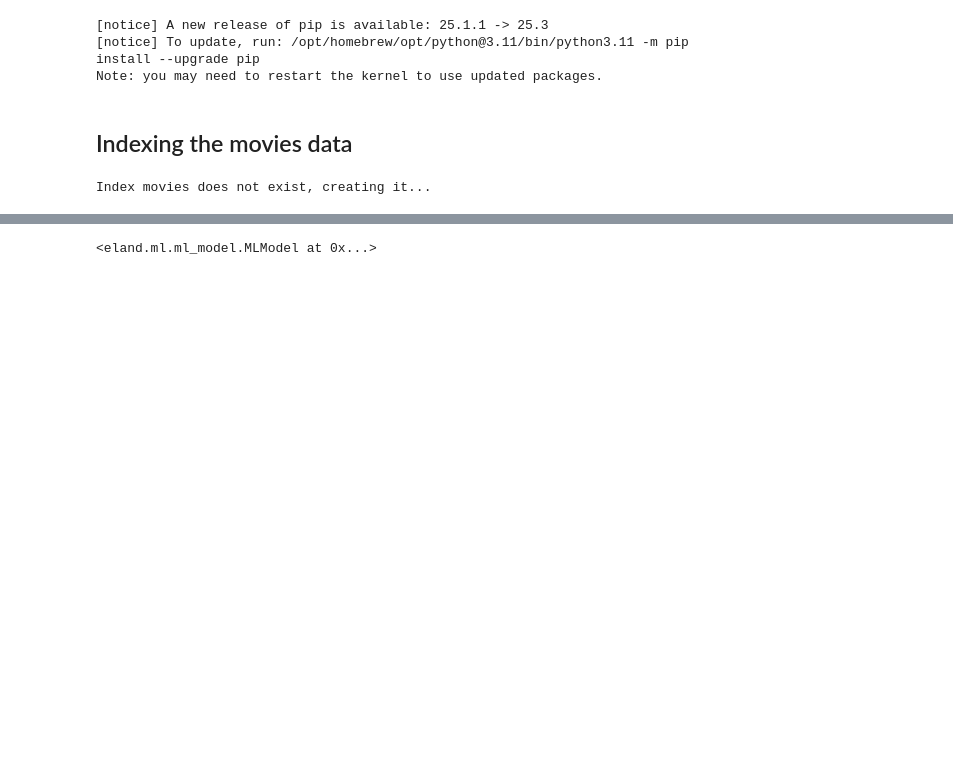
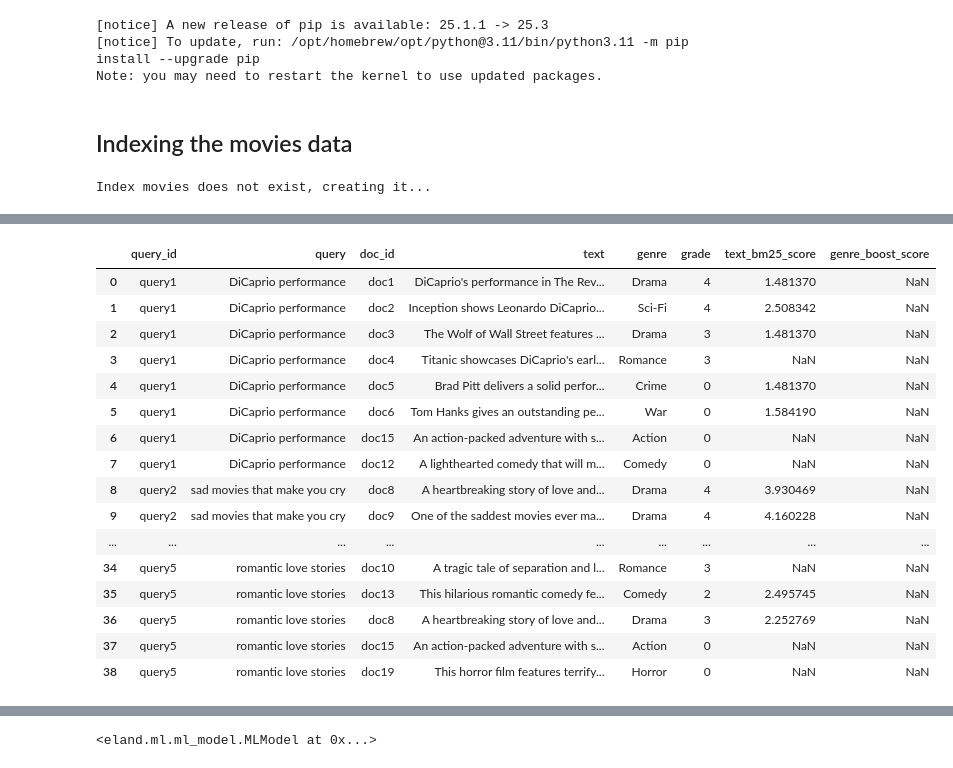
Before and after one commit to Delacrobix/training-ltr-model-based-on-judgement-sets, a Jupyter notebook: notebook/notebook.ipynb, the cells around one changed output, grey strips where cells are left out. Cells and saved outputs as stored; diff of their text form; code cells hidden in the pictures; blank space fills up the shorter version.

Commit message:
judgement set changes and tables

```diff
--- a/notebook/notebook.ipynb
+++ b/notebook/notebook.ipynb
@@ -210,9 +99,23 @@ judgments_df
 # %%
 from eland.ml.ltr import FeatureLogger
 
+# Logging Feature Values
 feature_logger = FeatureLogger(es_client, INDEX_NAME, ltr_config)
 
-feature_logger.extract_features(
-    query_params={"query": "DiCaprio performance"}, doc_ids=["doc1", "doc2"]
+# Example: Extract features for a single query to demonstrate feature extraction
+# This is a demonstration - features will be extracted for all queries in the training loop below
+# doc1, doc2: highly relevant (grade 4)
+# doc3, doc4: moderately relevant (grade 3)
+# doc5: somewhat relevant (grade 1)
+features = feature_logger.extract_features(
+    query_params={"query": "DiCaprio performance"},
+    doc_ids=["doc1", "doc2", "doc3", "doc4", "doc5"],
 )
+
+# Display features in a readable format
+import pandas as pd
+
+features_df = pd.DataFrame(features).T
+features_df.columns = ltr_config.feature_names
+features_df
 # %% [output]
@@ -220,3 +128,47 @@ feature_logger.extract_features(
+# %%
+# Building the Training Dataset
+# Extract features for all query-document pairs
+for query_id in judgments_df["query_id"].unique():
+    # Get the query text
+    query_text = judgments_df[judgments_df["query_id"] == query_id]["query"].iloc[0]
+
+    # Get document IDs for this query
+    doc_ids = judgments_df[judgments_df["query_id"] == query_id]["doc_id"].tolist()
+
+    # Extract features from Elasticsearch
+    features = feature_logger.extract_features(
+        query_params={"query": query_text}, doc_ids=doc_ids
+    )
+
+    # Update the judgments with the actual scores
+    for doc_id, feature_values in features.items():
+        mask = (judgments_df["query_id"] == query_id) & (
+            judgments_df["doc_id"] == doc_id
+        )
+        # Assign features in the same order as defined in feature_extractors
+        judgments_df.loc[mask, "text_bm25_score"] = feature_values[0]
+        judgments_df.loc[mask, "genre_boost_score"] = feature_values[1]
+
+
+judgments_df
+# %% [output]
+|  | query_id | query | doc_id | text | genre | grade | text_bm25_score | genre_boost_score |
+| 0 | query1 | DiCaprio performance | doc1 | DiCaprio's performance in The Rev... | Drama | 4 | 1.481370 | NaN |
+| 1 | query1 | DiCaprio performance | doc2 | Inception shows Leonardo DiCaprio... | Sci-Fi | 4 | 2.508342 | NaN |
+| 2 | query1 | DiCaprio performance | doc3 | The Wolf of Wall Street features ... | Drama | 3 | 1.481370 | NaN |
+| 3 | query1 | DiCaprio performance | doc4 | Titanic showcases DiCaprio's earl... | Romance | 3 | NaN | NaN |
+| 4 | query1 | DiCaprio performance | doc5 | Brad Pitt delivers a solid perfor... | Crime | 0 | 1.481370 | NaN |
+| 5 | query1 | DiCaprio performance | doc6 | Tom Hanks gives an outstanding pe... | War | 0 | 1.584190 | NaN |
+| 6 | query1 | DiCaprio performance | doc15 | An action-packed adventure with s... | Action | 0 | NaN | NaN |
+| 7 | query1 | DiCaprio performance | doc12 | A lighthearted comedy that will m... | Comedy | 0 | NaN | NaN |
+| 8 | query2 | sad movies that make you cry | doc8 | A heartbreaking story of love and... | Drama | 4 | 3.930469 | NaN |
+| 9 | query2 | sad movies that make you cry | doc9 | One of the saddest movies ever ma... | Drama | 4 | 4.160228 | NaN |
+| ... | ... | ... | ... | ... | ... | ... | ... | ... |
+| 34 | query5 | romantic love stories | doc10 | A tragic tale of separation and l... | Romance | 3 | NaN | NaN |
+| 35 | query5 | romantic love stories | doc13 | This hilarious romantic comedy fe... | Comedy | 2 | 2.495745 | NaN |
+| 36 | query5 | romantic love stories | doc8 | A heartbreaking story of love and... | Drama | 3 | 2.252769 | NaN |
+| 37 | query5 | romantic love stories | doc15 | An action-packed adventure with s... | Action | 0 | NaN | NaN |
+| 38 | query5 | romantic love stories | doc19 | This horror film features terrify... | Horror | 0 | NaN | NaN |
 # %%
 from xgboost import XGBRanker
 from sklearn.model_selection import GroupShuffleSplit
```
Also changed, not shown: parts of 22 cells of this notebook, 4 other files.
